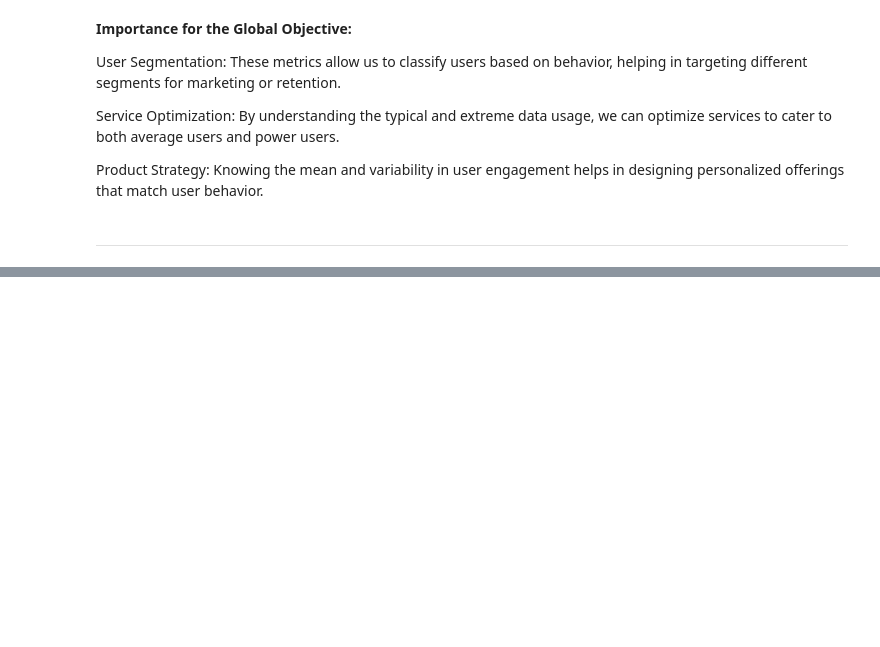
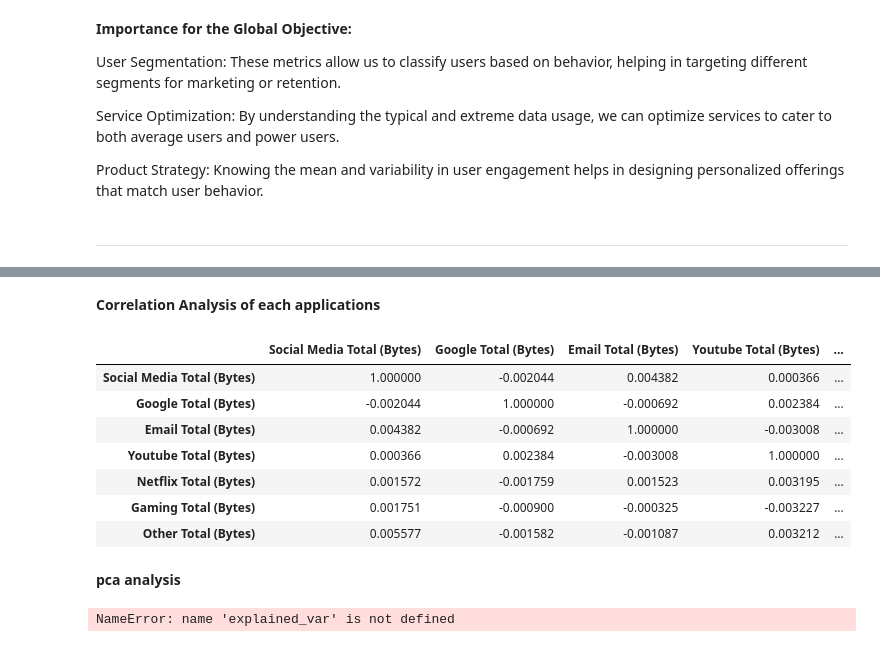
Before and after one commit to epythonlab/10academy-aim-week2-challenge, a Jupyter notebook: notebooks/user_analysis_notebook.ipynb, the cells around one changed output, grey strips where cells are left out. Cells and saved outputs as stored; diff of their text form; code cells hidden in the pictures; blank space fills up the shorter version.

```diff
--- a/notebooks/user_analysis_notebook.ipynb
+++ b/notebooks/user_analysis_notebook.ipynb
@@ -565,0 +485,26 @@ plot_correlation_matrix(agg_df)
+# %% [markdown]
+**Correlation Analysis of each applications**
+# %%
+# Import necessary functions
+# Define the variables of interest
+variables = [
+        'Social Media UL (Bytes)', 'Social Media DL (Bytes)',
+        'Google UL (Bytes)', 'Google DL (Bytes)',
+        'Email UL (Bytes)', 'Email DL (Bytes)',
+        'Youtube UL (Bytes)', 'Youtube DL (Bytes)',
+        'Netflix UL (Bytes)', 'Netflix DL (Bytes)',
+        'Gaming UL (Bytes)', 'Gaming DL (Bytes)',
+        'Other UL (Bytes)', 'Other DL (Bytes)'
+    ]
+eda.compute_correlation_matrix(variables)
+# %% [output]
+|  | Social Media Total (Bytes) | Google Total (Bytes) | Email Total (Bytes) | Youtube Total (Bytes) | ... |
+| Social Media Total (Bytes) | 1.000000 | -0.002044 | 0.004382 | 0.000366 | ... |
+| Google Total (Bytes) | -0.002044 | 1.000000 | -0.000692 | 0.002384 | ... |
+| Email Total (Bytes) | 0.004382 | -0.000692 | 1.000000 | -0.003008 | ... |
+| Youtube Total (Bytes) | 0.000366 | 0.002384 | -0.003008 | 1.000000 | ... |
+| Netflix Total (Bytes) | 0.001572 | -0.001759 | 0.001523 | 0.003195 | ... |
+| Gaming Total (Bytes) | 0.001751 | -0.000900 | -0.000325 | -0.003227 | ... |
+| Other Total (Bytes) | 0.005577 | -0.001582 | -0.001087 | 0.003212 | ... |
+# %% [markdown]
+**pca analysis**
@@ -565,0 +520,4 @@ plot_correlation_matrix(agg_df)
+# %%
+explained_var
+# %% [output]
+NameError: name 'explained_var' is not defined
```
Also changed, not shown: parts of 26 cells of this notebook, 2 other files.
